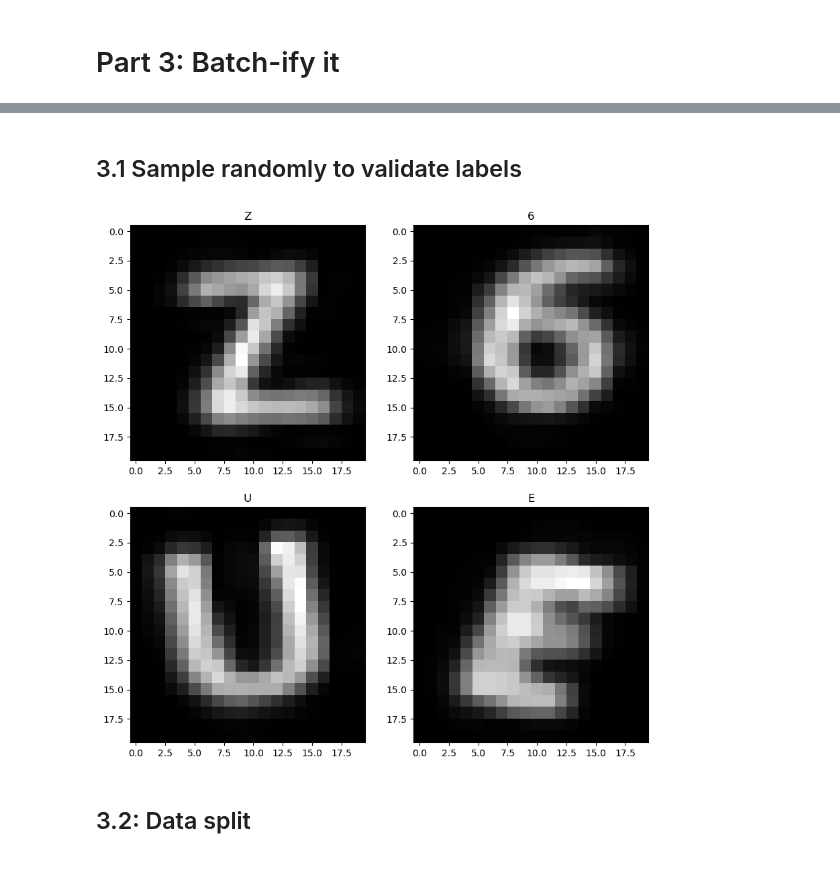
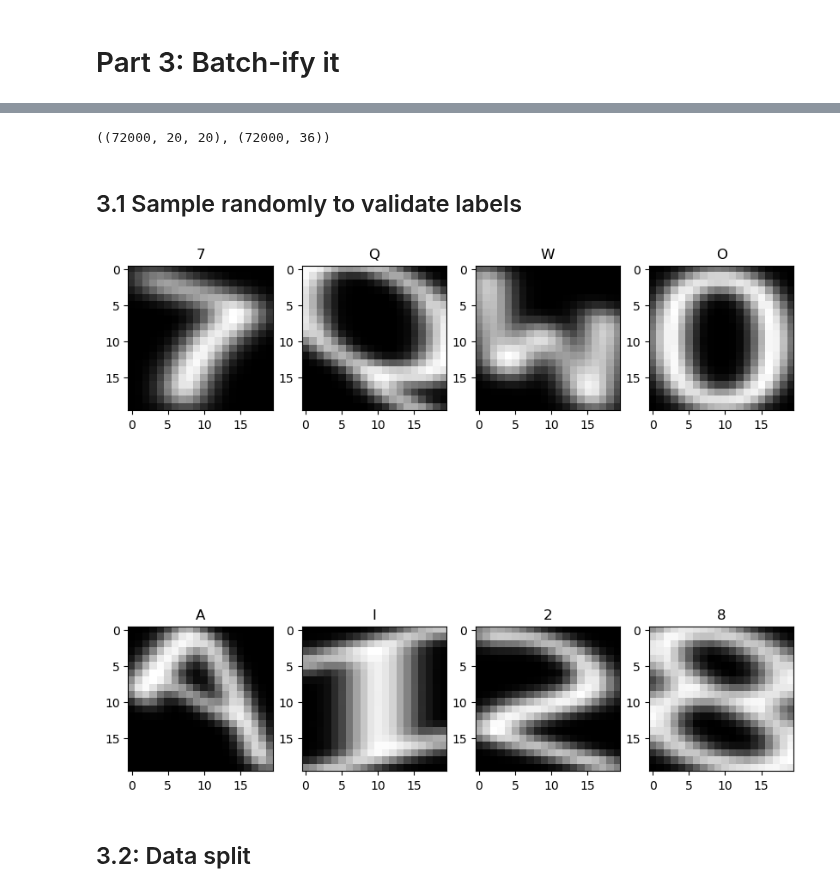
Before and after one commit to 1mackenziekyle/enph353_controller_pkg, a Jupyter notebook: src/generate_letters.ipynb, the cells around one changed output, grey strips where cells are left out. Cells and saved outputs as stored; diff of their text form; code cells hidden in the pictures.

```diff
--- a/src/generate_letters.ipynb
+++ b/src/generate_letters.ipynb
@@ -249,14 +117,51 @@ To enable them in other operations, rebuild TensorFlow with the appropriate comp
+# %%
+RAND_RANGE = 0.6
+
+X = np.empty(shape=(0, MODEL_INPUT_SIZE[0], MODEL_INPUT_SIZE[1]))
+Y = np.empty(shape=(0, 36))
+
+for i in range(2000):
+    crop_pixels = 2+np.random.randint(3)
+    # random shear
+    rotated = np.rot90(letter_images, k=1, axes=(1,2))
+    shear_matrix = transform.AffineTransform(shear=np.random.rand()*1.8-0.9)
+    sheared = []
+    for i in range(36):
+        sheared.append(transform.warp(rotated[i], shear_matrix, mode='constant', preserve_range=True))
+    unrotated = np.rot90(sheared, k=3, axes=(1,2))
+    unrotated = np.array(unrotated, dtype=np.uint8)
+    # random rotation
+    # rotated = ndimage.interpolation.rotate(unrotated, np.random.randint(-20,20), axes=(1,2), reshape=False)
+    # random blur
+    blur_factor = 1 + np.random.randint(1,4) * 2
+    blurred = [cv2.GaussianBlur(unrotated[i], (blur_factor,blur_factor), 0) for i in range(36)]
+    # capture only image
+    for i in range(len(blurred)):
+        blurred_img = blurred[i]
+        _, mask = cv2.threshold(blurred_img, 1, 255, cv2.THRESH_BINARY)
+        contours, hierarchy = cv2.findContours(mask, cv2.RETR_EXTERNAL, cv2.CHAIN_APPROX_SIMPLE)
+        maxContour = max(contours, key=cv2.contourArea)
+        x,y,w,h = cv2.boundingRect(maxContour)
+        blurred[i] = cv2.resize(blurred[i][y+crop_pixels:y+h-crop_pixels, x+crop_pixels:x+w-crop_pixels], (MODEL_INPUT_SIZE[0], MODEL_INPUT_SIZE[1]))
+    # vectorize
+    results = np.stack(blurred, axis=0)
+    labels = tf.one_hot(np.arange(36), depth=36)
+    X = np.append(X, results, axis=0)
+    Y = np.append(Y, labels, axis=0)
+X.shape, Y.shape
+# %% [output]
+((72000, 20, 20), (72000, 36))
 # %% [markdown]
 ## 3.1 Sample randomly to validate labels
 # %%
-fig, axs = plt.subplots(2,2 , figsize=(10, 10))
-for i in range(4):
+fig, axs = plt.subplots(2,4 , figsize=(10, 10))
+for i in range(8):
     N = X.shape[0]
     n = np.random.randint(N)
-    axs[i//2, i%2].imshow(X[n], cmap='gray')
-    axs[i//2, i%2].set_title(itoc[np.argmax(Y[n])])
+    axs[i//4, i%4].imshow(X[n], cmap='gray')
+    axs[i//4, i%4].set_title(itoc[np.argmax(Y[n])])
 # %% [output]
-[figure, old version]
+[figure, new version]
 # %% [markdown]
 ## 3.2: Data split
 # %%
```
Also changed, not shown: parts of 24 cells of this notebook, 3 other files.
